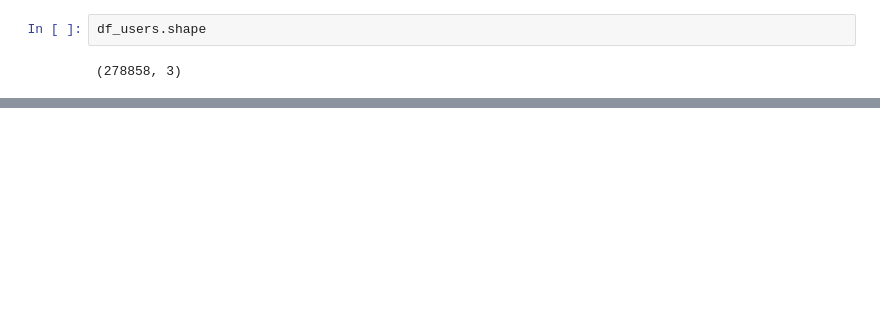
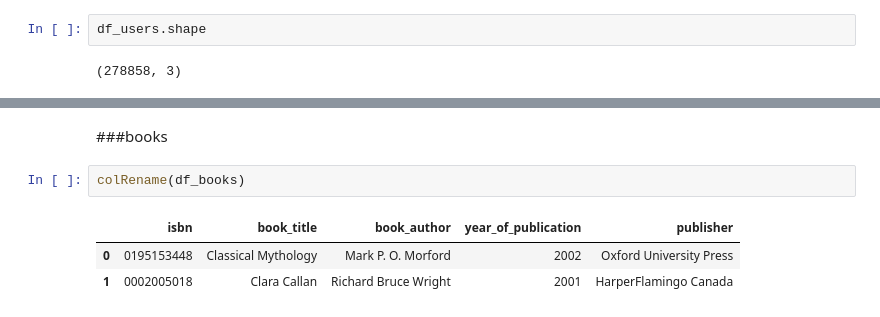
Before and after one commit to raushan9jnv/Book-recommendation-system, a Jupyter notebook: Book_recommendation_system_capstone_project_4.ipynb, the cells around one changed output, grey strips where cells are left out. Drawn from its saved outputs; the diff is of its cells as text; blank space fills up the shorter version.

```diff
--- a/Book_recommendation_system_capstone_project_4.ipynb
+++ b/Book_recommendation_system_capstone_project_4.ipynb
@@ -45,0 +64,8 @@ df_users.shape
+# %% [markdown]
+###books
+# %%
+colRename(df_books)
+# %% [output]
+|  | isbn | book_title | book_author | year_of_publication | publisher |
+| 0 | 0195153448 | Classical Mythology | Mark P. O. Morford | 2002 | Oxford University Press |
+| 1 | 0002005018 | Clara Callan | Richard Bruce Wright | 2001 | HarperFlamingo Canada |
```
Also changed, not shown: parts of 22 cells of this notebook.
